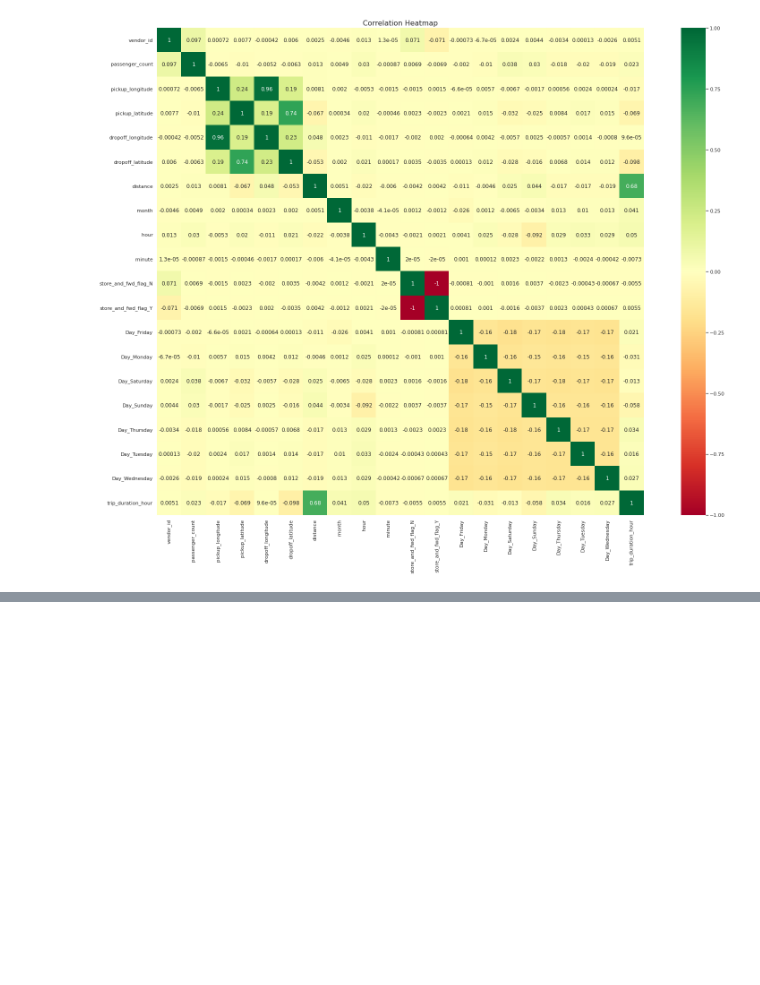
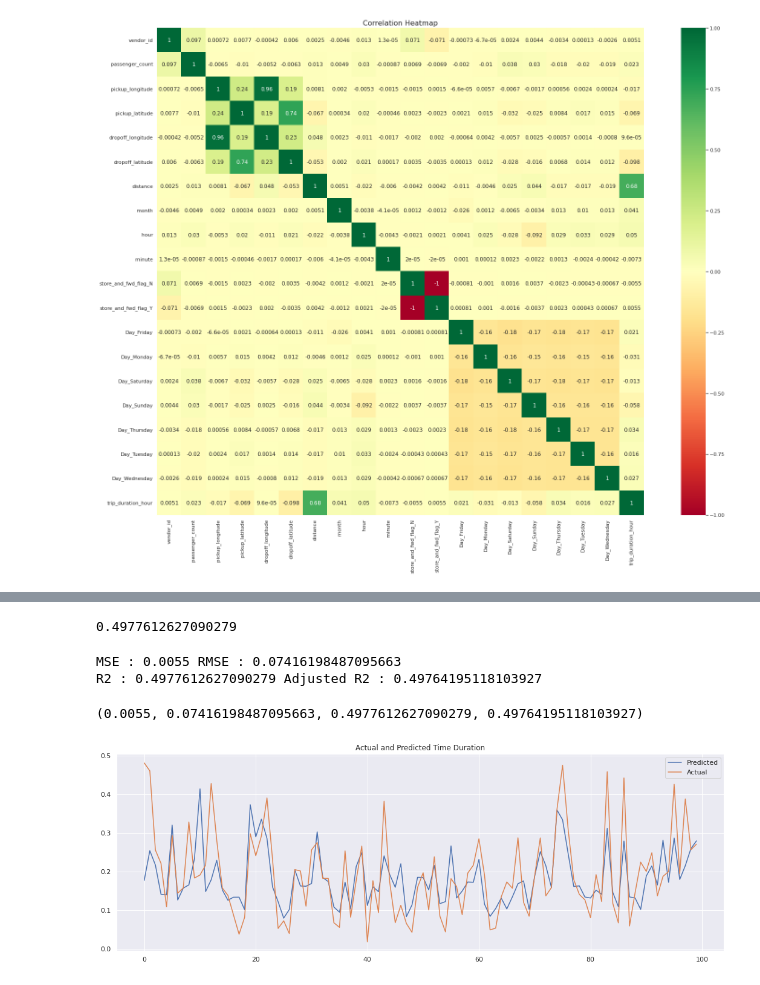
Before and after one commit to AnshRockstar/NYC-Taxi-Trip-Duration-Prediction, a Jupyter notebook: NYC_Taxi_Trip_Time_Prediction_Capstone_Project.ipynb, the cells around one changed output, grey strips where cells are left out. Cells and saved outputs as stored; diff of their text form; code cells hidden in the pictures; blank space fills up the shorter version.

```diff
--- a/NYC_Taxi_Trip_Time_Prediction_Capstone_Project.ipynb
+++ b/NYC_Taxi_Trip_Time_Prediction_Capstone_Project.ipynb
@@ -749,0 +754,9 @@ def EvaluationMetric(Xt,yt,yp,disp="on"):
+# %%
+# Instance the linear regression object
+reg = LinearRegression().fit(X_train, y_train)
+# %%
+reg.score(X_train, y_train)
+# %% [output]
+0.4977612627090279
+# %%
+y_pred_train = reg.predict(X_train)
@@ -749,0 +765,8 @@ def EvaluationMetric(Xt,yt,yp,disp="on"):
+# %%
+#Evaluation metrics for Train set
+EvaluationMetric(X_train,y_train,y_pred_train)
+# %% [output]
+MSE : 0.0055 RMSE : 0.07416198487095663
+R2 : 0.4977612627090279 Adjusted R2 : 0.49764195118103927
+(0.0055, 0.07416198487095663, 0.4977612627090279, 0.49764195118103927)
+[figure, added]
```
Also changed, not shown: parts of 5 cells of this notebook.
